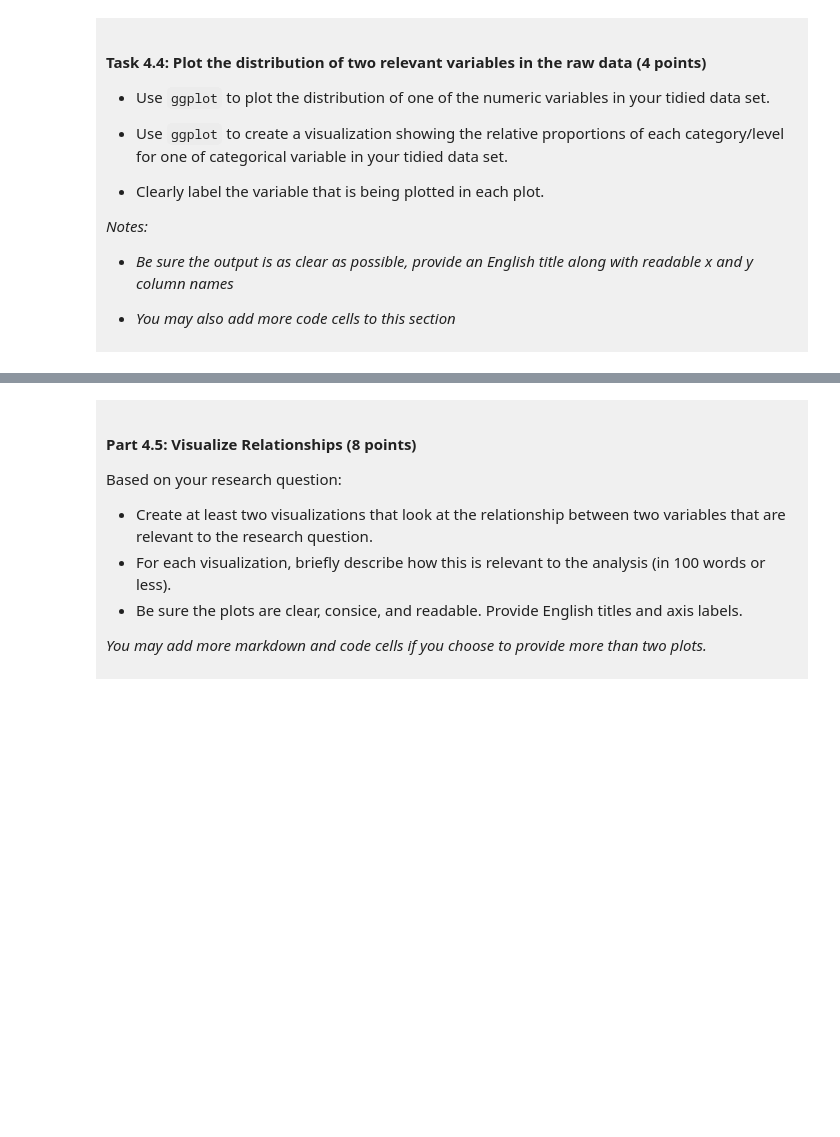
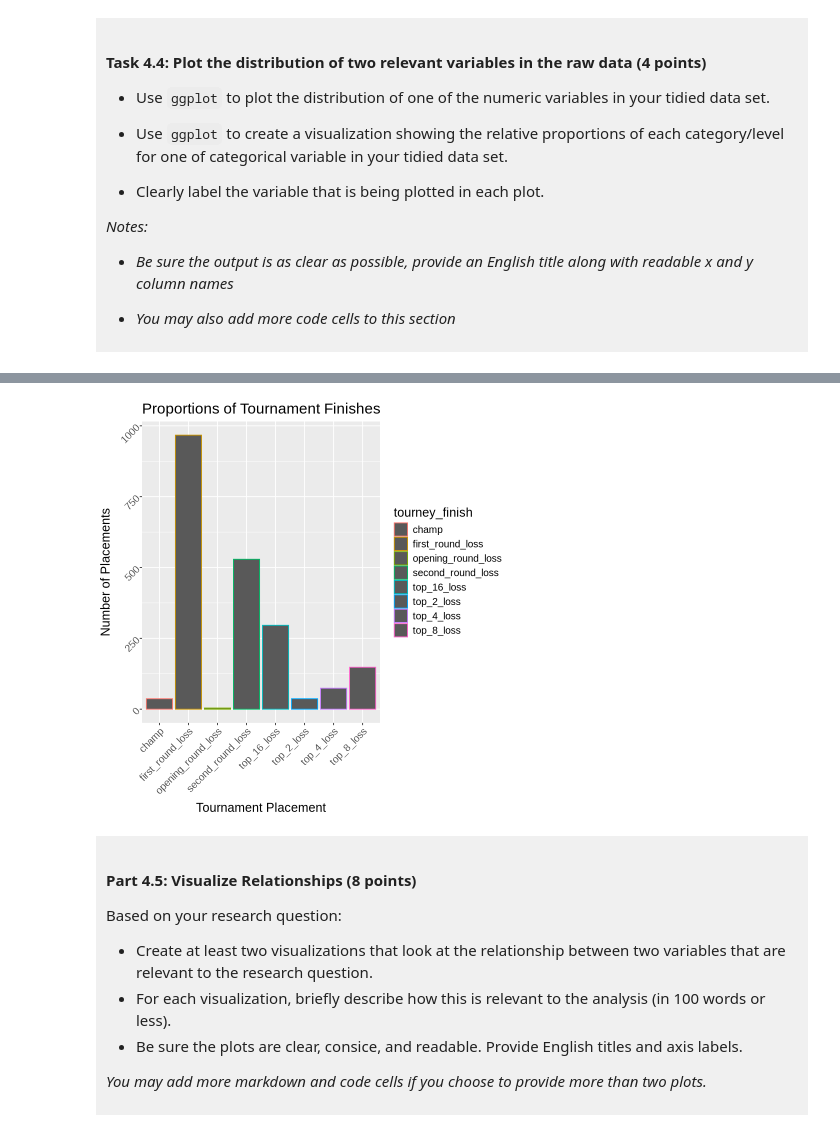
Before and after one commit to Tyler-Seymourm/DCSI-100-project1, a Jupyter notebook: dsci-100-project-notebook.ipynb, the cells around one changed output, grey strips where cells are left out. Drawn from its saved outputs; the diff is of its cells as text; code cells hidden in the pictures; blank space fills up the shorter version.

```diff
--- a/dsci-100-project-notebook.ipynb
+++ b/dsci-100-project-notebook.ipynb
@@ -305,5 +345,13 @@ You will refine your research question (if needed) and produce a tidy data set.
 # %%
-### EDIT THIS CODE CELL FOR PLOT 2 ###
+plot_2 <- tidy_data |>
+ggplot(aes(x = tourney_finish, colour = tourney_finish)) +
+geom_bar() +
+labs(title = "Proportions of Tournament Finishes", x = "Tournament Placement", y = "Number of Placements") +
+theme(text = element_text(size = 15)) +
+theme(axis.text = element_text(angle = 45, hjust = 1))
+plot_2
+# %% [output]
+[figure, added]
 # %% [markdown]
 <div style="background-color: #f0f0f0; padding: 10px;">
 
```
Also changed, not shown: parts of 9 cells of this notebook.
